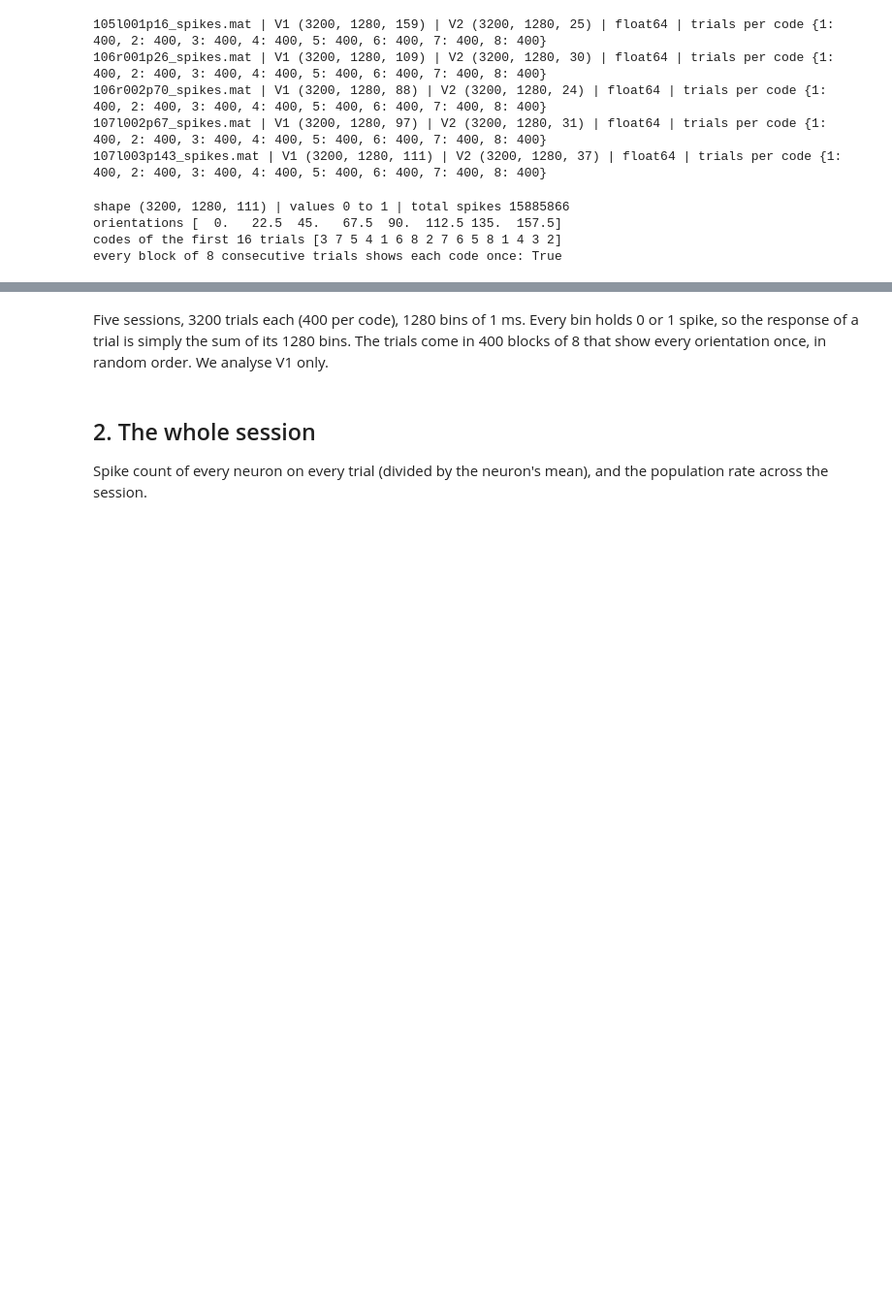
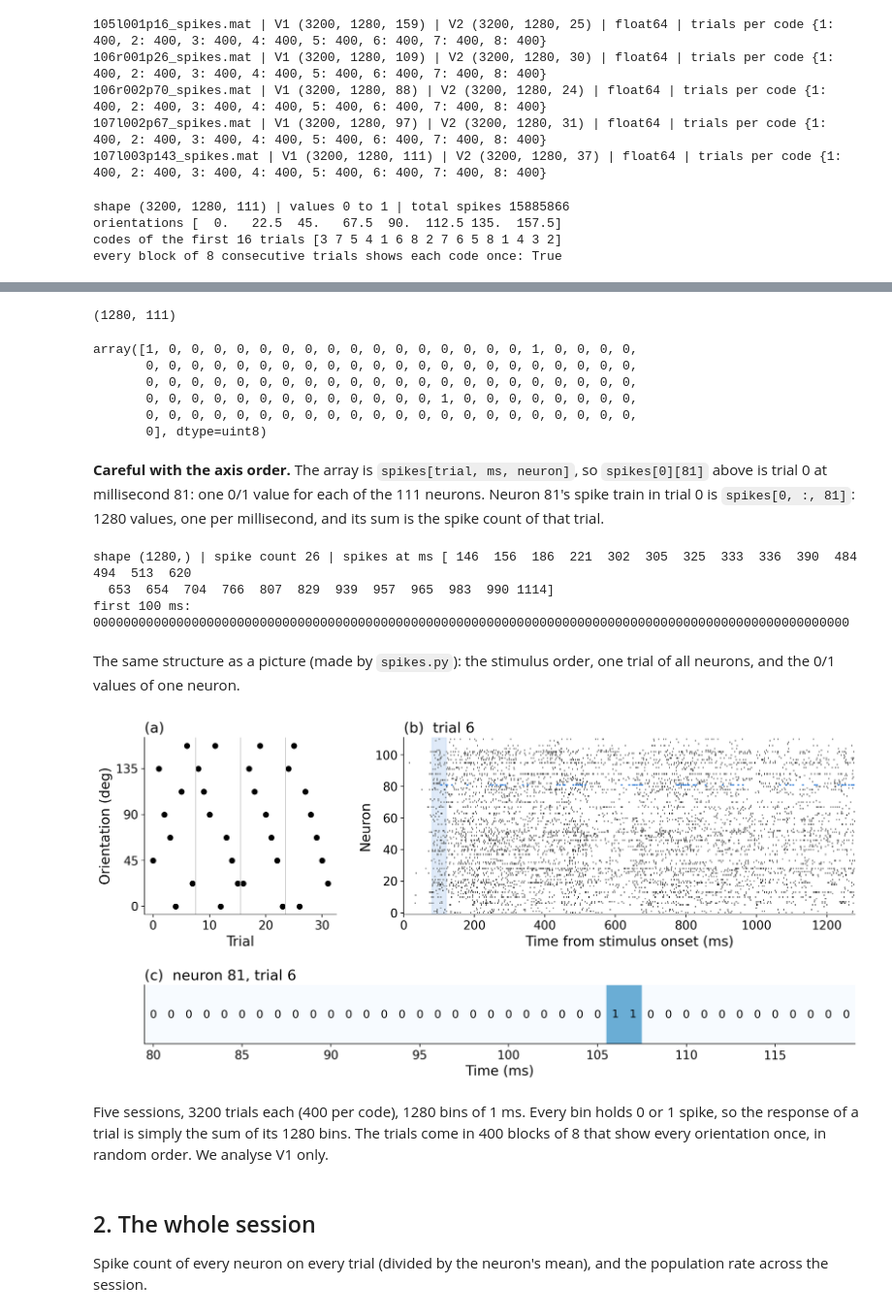
Before and after one commit to AxelFridman/HW1_ML_NN, a Jupyter notebook: EDA.ipynb, the cells around one changed output, grey strips where cells are left out. Shown at 97% size. Cells and saved outputs as stored; diff of their text form; code cells hidden in the pictures; blank space fills up the shorter version.

```diff
--- a/EDA.ipynb
+++ b/EDA.ipynb
@@ -51,3 +87,35 @@ every block of 8 consecutive trials shows each code once: True
+# %%
+spikes[0].shape
+# %% [output]
+(1280, 111)
+# %%
+spikes[0][81]
+# %% [output]
+array([1, 0, 0, 0, 0, 0, 0, 0, 0, 0, 0, 0, 0, 0, 0, 0, 0, 1, 0, 0, 0, 0,
+       0, 0, 0, 0, 0, 0, 0, 0, 0, 0, 0, 0, 0, 0, 0, 0, 0, 0, 0, 0, 0, 0,
+       0, 0, 0, 0, 0, 0, 0, 0, 0, 0, 0, 0, 0, 0, 0, 0, 0, 0, 0, 0, 0, 0,
+       0, 0, 0, 0, 0, 0, 0, 0, 0, 0, 0, 0, 0, 1, 0, 0, 0, 0, 0, 0, 0, 0,
+       0, 0, 0, 0, 0, 0, 0, 0, 0, 0, 0, 0, 0, 0, 0, 0, 0, 0, 0, 0, 0, 0,
+       0], dtype=uint8)
+# %% [markdown]
+**Careful with the axis order.** The array is `spikes[trial, ms, neuron]`, so `spikes[0][81]` above is trial 0 at
+millisecond 81: one 0/1 value for each of the 111 neurons. Neuron 81's spike train in trial 0 is `spikes[0, :, 81]`:
+1280 values, one per millisecond, and its sum is the spike count of that trial.
+# %%
+train = spikes[0, :, 81]  # trial 0, all 1280 ms, neuron 81
+print('shape', train.shape, '| spike count', train.sum(), '| spikes at ms', np.flatnonzero(train))
+print('first 100 ms:', ''.join(map(str, train[:100])))
+# %% [output]
+shape (1280,) | spike count 26 | spikes at ms [ 146  156  186  221  302  305  325  333  336  390  484  494  513  620
+  653  654  704  766  807  829  939  957  965  983  990 1114]
+first 100 ms: 0000000000000000000000000000000000000000000000000000000000000000000000000000000000000000000000000000
+# %% [markdown]
+The same structure as a picture (made by `spikes.py`): the stimulus order, one trial of all neurons, and the 0/1 values of one neuron.
+# %%
+from IPython.display import Image
+Image(f'{OUT}/figs/data_structure.png', width=900)
+# %% [output]
+[figure, added]
 # %% [markdown]
 Five sessions, 3200 trials each (400 per code), 1280 bins of 1 ms. Every bin holds 0 or 1 spike, so the response
 of a trial is simply the sum of its 1280 bins. The trials come in 400 blocks of 8 that show every orientation once,
```
Also changed, not shown: parts of 2 cells of this notebook, 7 other files.
